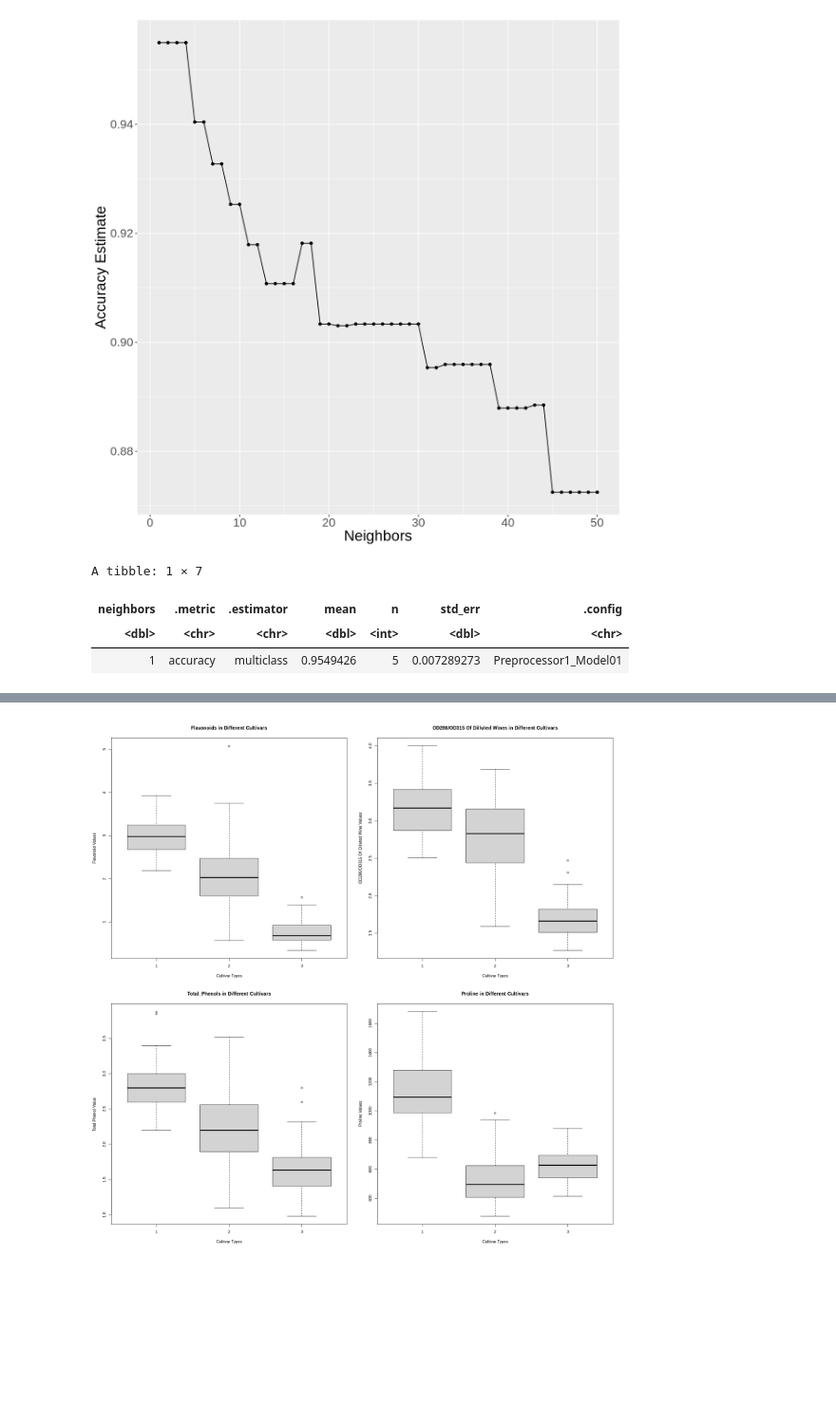
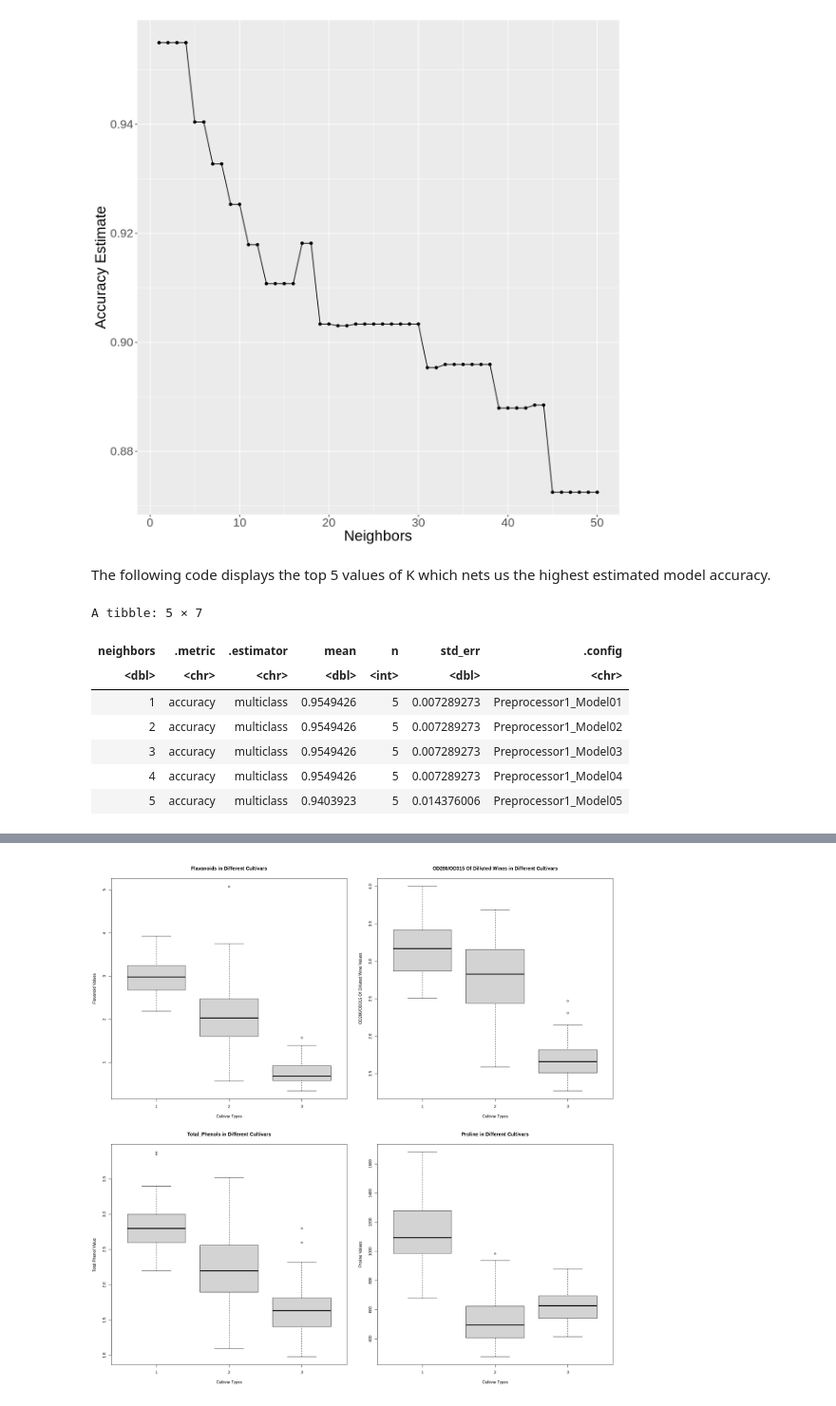
Before and after one commit to bkaanylmz/dsci-100-2022w1-group-95, a Jupyter notebook: WINE.ipynb, the cells around one changed output, grey strips where cells are left out. Shown at 95% size. Saved outputs shown, nothing was run; the diff lists cells and outputs as text; code cells hidden in the pictures; blank space fills up the shorter version.

Commit message:
Wrote more descriptions of code and added title to Accuracy Vs K Plot

```diff
--- a/WINE.ipynb
+++ b/WINE.ipynb
@@ -180,14 +183,20 @@ cross_val_plot <- knn_results |>
 cross_val_plot
 # %% [output]
 [figure]
+# %% [markdown]
+The following code displays the top 5 values of K which nets us the highest estimated model accuracy.
 # %%
 best_k <- knn_results |>
         arrange(desc(mean)) |>
-        head(1)
+        head(5)
 
 best_k
 # %% [output]
-A tibble: 1 × 7
+A tibble: 5 × 7
 | neighbors | .metric | .estimator | mean | n | std_err | .config |
 | <dbl> | <chr> | <chr> | <dbl> | <int> | <dbl> | <chr> |
 | 1 | accuracy | multiclass | 0.9549426 | 5 | 0.007289273 | Preprocessor1_Model01 |
+| 2 | accuracy | multiclass | 0.9549426 | 5 | 0.007289273 | Preprocessor1_Model02 |
+| 3 | accuracy | multiclass | 0.9549426 | 5 | 0.007289273 | Preprocessor1_Model03 |
+| 4 | accuracy | multiclass | 0.9549426 | 5 | 0.007289273 | Preprocessor1_Model04 |
+| 5 | accuracy | multiclass | 0.9403923 | 5 | 0.014376006 | Preprocessor1_Model05 |
```
Also changed, not shown: parts of 5 cells of this notebook.
